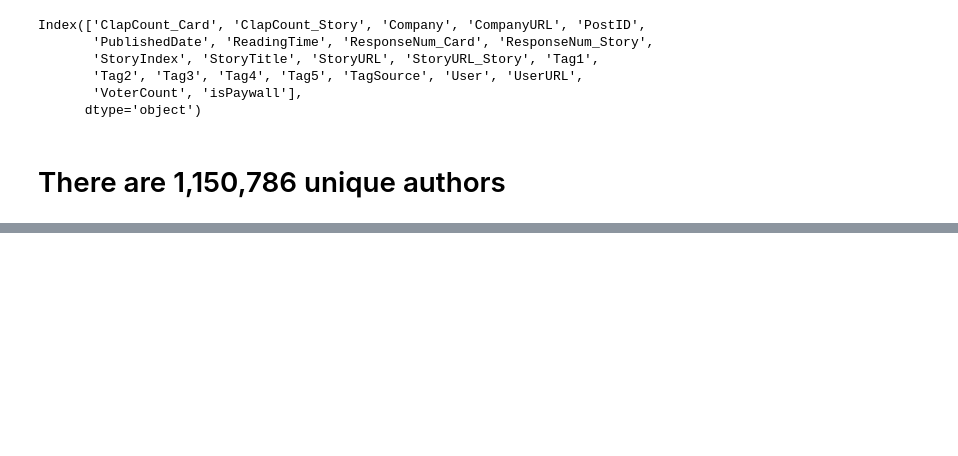
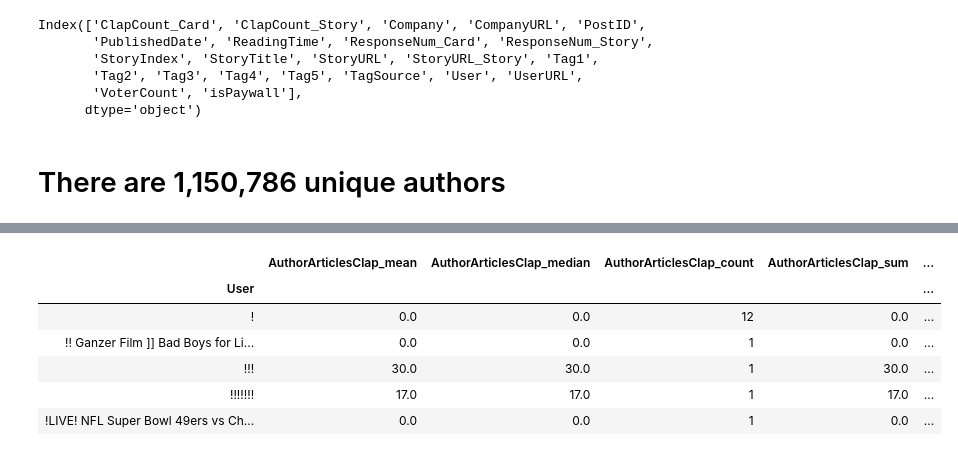
Before and after one commit to leungjch/medium-data-mining, a Jupyter notebook: Story_GetAuthorFeatures.ipynb, the cells around one changed output, grey strips where cells are left out. Cells and saved outputs as stored; diff of their text form; code cells hidden in the pictures; blank space fills up the shorter version.

```diff
--- a/Story_GetAuthorFeatures.ipynb
+++ b/Story_GetAuthorFeatures.ipynb
@@ -33,2 +45,12 @@ len(authorStats)
+# %%
+authorStats.head()
+# %% [output]
+|  | AuthorArticlesClap_mean | AuthorArticlesClap_median | AuthorArticlesClap_count | AuthorArticlesClap_sum | ... |
+| User |  |  |  |  | ... |
+| ! | 0.0 | 0.0 | 12 | 0.0 | ... |
+| !! Ganzer Film ]] Bad Boys for Li... | 0.0 | 0.0 | 1 | 0.0 | ... |
+| !!! | 30.0 | 30.0 | 1 | 30.0 | ... |
+| !!!!!!! | 17.0 | 17.0 | 1 | 17.0 | ... |
+| !LIVE! NFL Super Bowl 49ers vs Ch... | 0.0 | 0.0 | 1 | 0.0 | ... |
 # %%
 authorStats.to_csv("data/clean/authorStats.csv", header=True, index=True)
```
Also changed, not shown: parts of 3 cells of this notebook, 3 other files.
